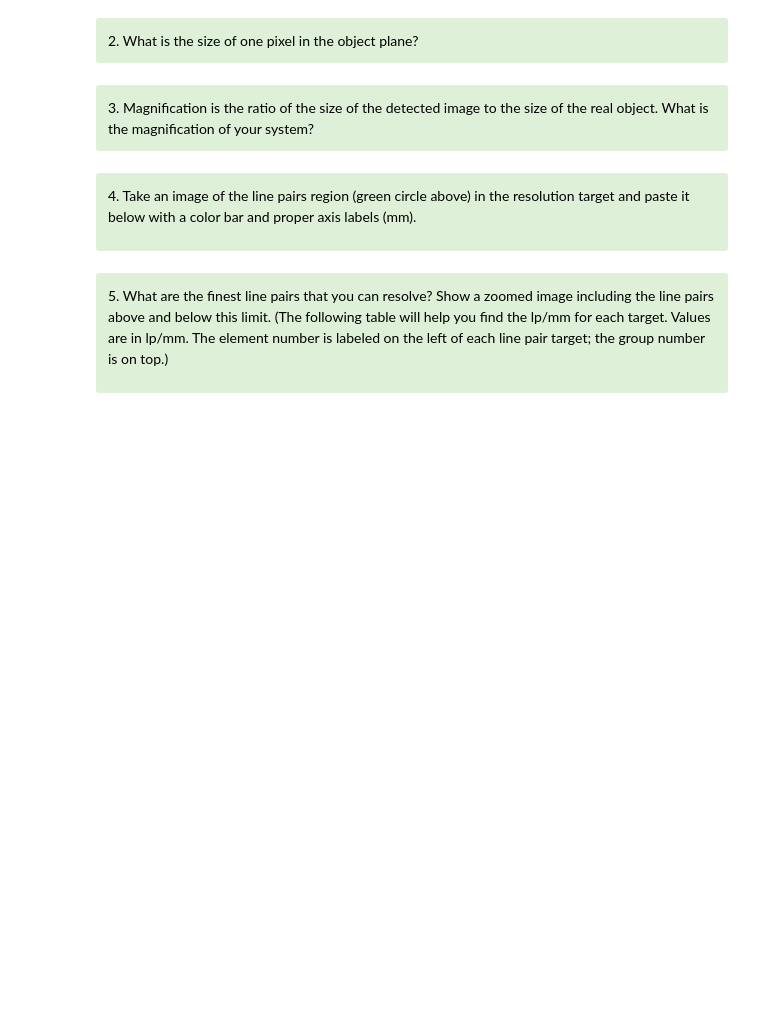
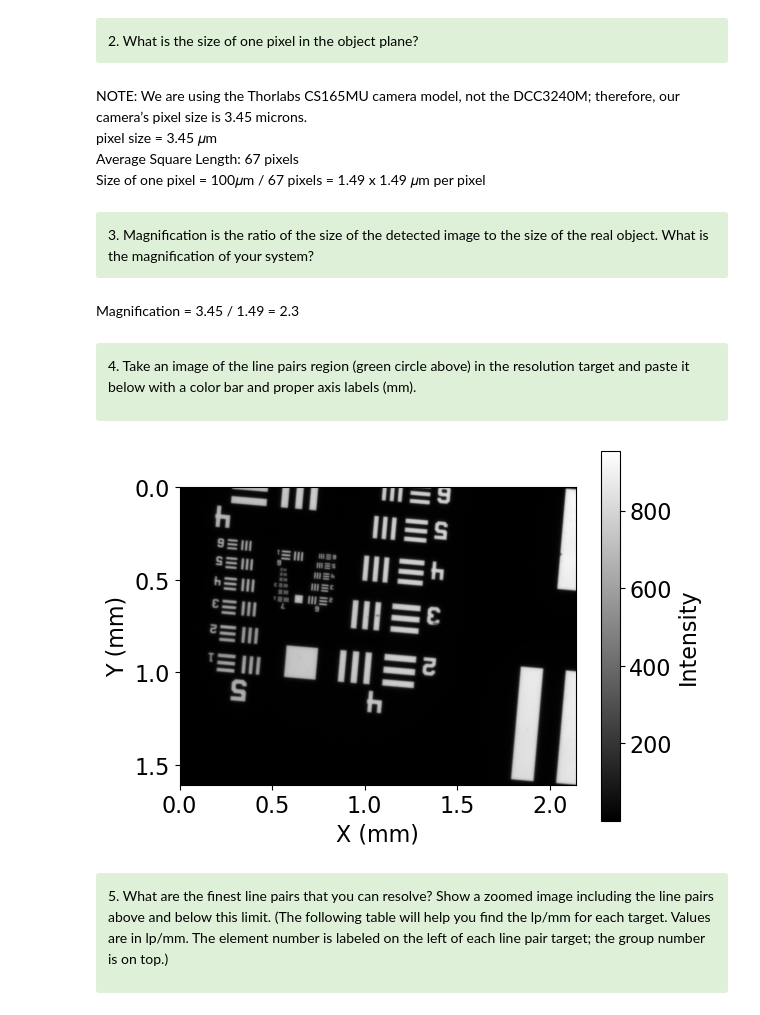
Before and after one commit to lilchromozome/Build_Imager_2025, a Jupyter notebook: Lab1/Lab1 Part2 (Clean).ipynb, the cells around one changed output. Saved outputs shown, nothing was run; the diff lists cells and outputs as text; code cells hidden in the pictures; blank space fills up the shorter version.

```diff
--- a/Lab1/Lab1 Part2 (Clean).ipynb
+++ b/Lab1/Lab1 Part2 (Clean).ipynb
@@ -318,16 +318,39 @@ pass
 <div class="alert alert-block alert-success">
 <font color='black'> 2. What is the size of one pixel in the object plane? </font>
 </div>
+# %% [markdown]
+NOTE: We are using the Thorlabs CS165MU camera model, not the DCC3240M; therefore, our camera’s pixel size is 3.45  microns. \
+pixel size = 3.45 𝜇m \
+Average Square Length: 67 pixels \
+Size of one pixel = 100𝜇m / 67 pixels = 1.49 x 1.49 𝜇m per pixel
 # %% [markdown]
 <div class="alert alert-block alert-success">
 <font color='black'> 3. Magnification is the ratio of the size of the detected image to the size of the real object. What is the magnification of your system? </font>
 </div>
+# %% [markdown]
+Magnification = 3.45 / 1.49 = 2.3
 # %% [markdown]
 <div class="alert alert-block alert-success">
 
 <font color='black'>4. Take an image of the line pairs region (green circle above) in the resolution target and paste it below with a color bar and proper axis labels (mm).</font>
 
 </div>
+# %%
+file_path = r"C:\Users\willi\OneDrive - The Webb Schools\Documents\BME Year 3\Build_Imager\Lab1\Output 2\fine_lines.npy"
+img = np.load(file_path)
+
+scale_mm_per_pixel = 0.00149
+height, width = img.shape
+x = np.arange(width) * scale_mm_per_pixel
+y = np.arange(height) * scale_mm_per_pixel
+
+plt.imshow(img, cmap='gray', extent=[x.min(), x.max(), y.max(), y.min()])
+plt.colorbar(label='Intensity')
+plt.xlabel('X (mm)')
+plt.ylabel('Y (mm)')
+plt.show()
+# %% [output]
+[figure, added]
 # %% [markdown]
 <div class="alert alert-block alert-success">
 
```
Also changed, not shown: parts of 5 cells of this notebook, 4 other files.
